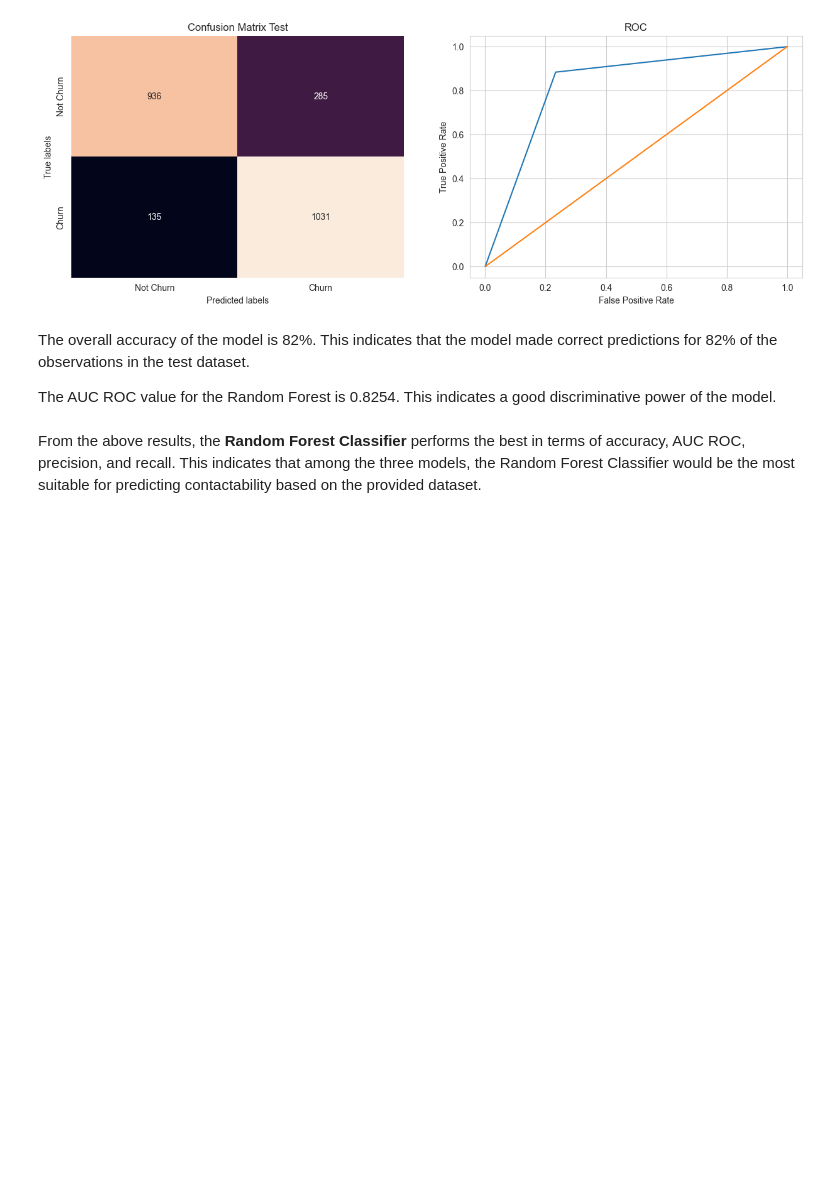
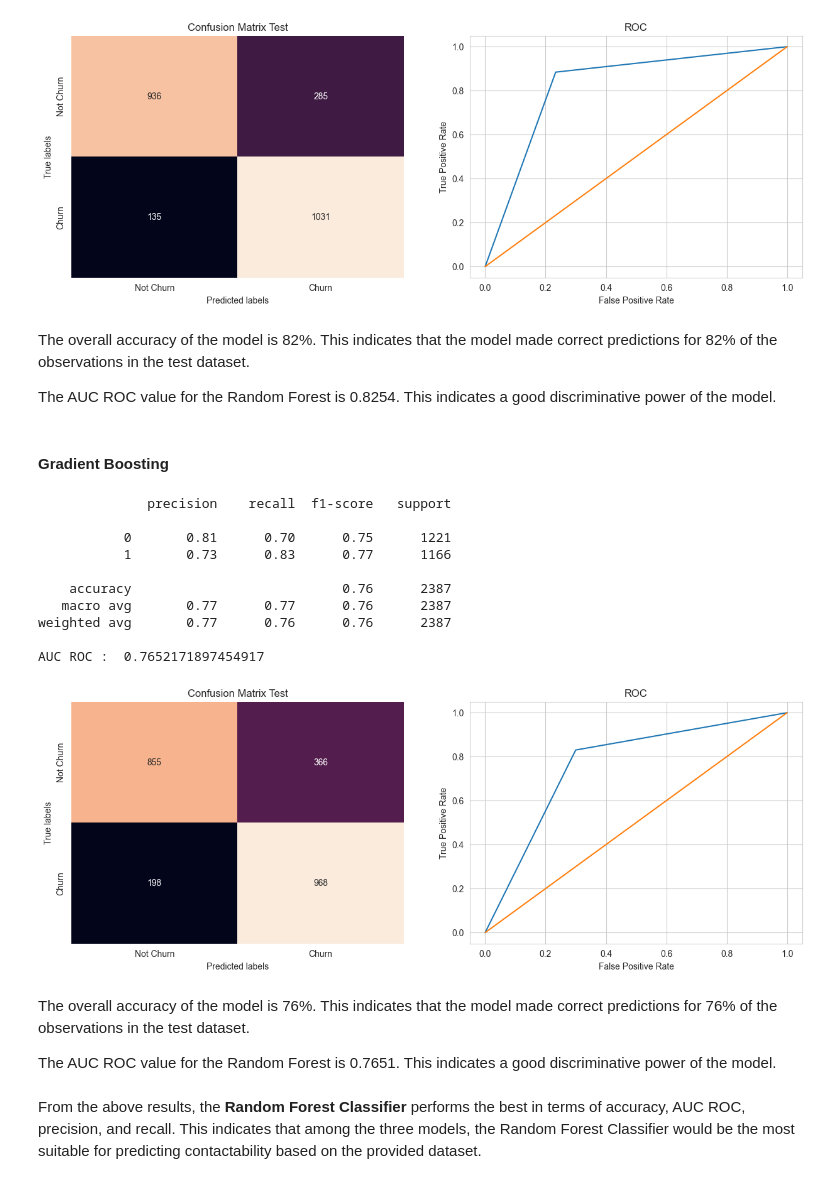
Before and after one commit to rodrigosilupu/DebtRecovery-ContactabilityAnalysis, a Jupyter notebook: DebtRecovery-ContactabilityAnalysis.ipynb, the cells around one changed output. Saved outputs shown, nothing was run; the diff lists cells and outputs as text; code cells hidden in the pictures; blank space fills up the shorter version.

```diff
--- a/DebtRecovery-ContactabilityAnalysis.ipynb
+++ b/DebtRecovery-ContactabilityAnalysis.ipynb
@@ -444,6 +450,31 @@ AUC ROC :  0.8254021603078208
 The overall accuracy of the model is 82%. This indicates that the model made correct predictions for 82% of the observations in the test dataset.
 
 The AUC ROC value for the Random Forest is 0.8254. This indicates a good discriminative power of the model.
+# %% [markdown]
+#### **Gradient Boosting**
+# %%
+# Renaming columns to avoid characters that XGBoost doesn't like
+X_train_upS.columns = [col.replace("[", "").replace("]", "").replace("<", "lt") for col in X_train_upS.columns]
+X_test_upS.columns = [col.replace("[", "").replace("]", "").replace("<", "lt") for col in X_test_upS.columns]
+
+xg_boost = XGBClassifier()
+apply_classifier(xg_boost,X_train_upS, X_test_upS, y_train_upS, y_test_upS)
+# %% [output]
+              precision    recall  f1-score   support
+
+           0       0.81      0.70      0.75      1221
+           1       0.73      0.83      0.77      1166
+
+    accuracy                           0.76      2387
+   macro avg       0.77      0.77      0.76      2387
+weighted avg       0.77      0.76      0.76      2387
+
+AUC ROC :  0.7652171897454917
+[figure, added]
+# %% [markdown]
+The overall accuracy of the model is 76%. This indicates that the model made correct predictions for 76% of the observations in the test dataset.
+
+The AUC ROC value for the Random Forest is 0.7651. This indicates a good discriminative power of the model.
 # %% [markdown]
 From the above results, the **Random Forest Classifier** performs the best in terms of accuracy, AUC ROC, precision, and recall. This indicates that among the three models, the Random Forest Classifier would be the most suitable for predicting contactability based on the provided dataset.
 # %%
```
Also changed, not shown: parts of 5 cells of this notebook.
